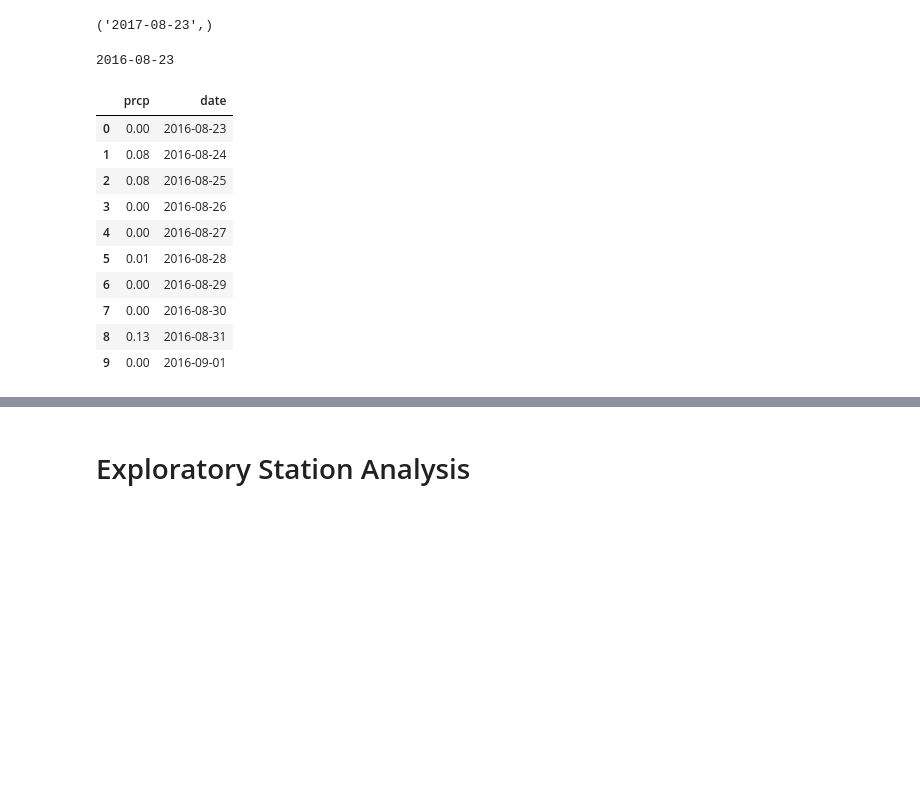
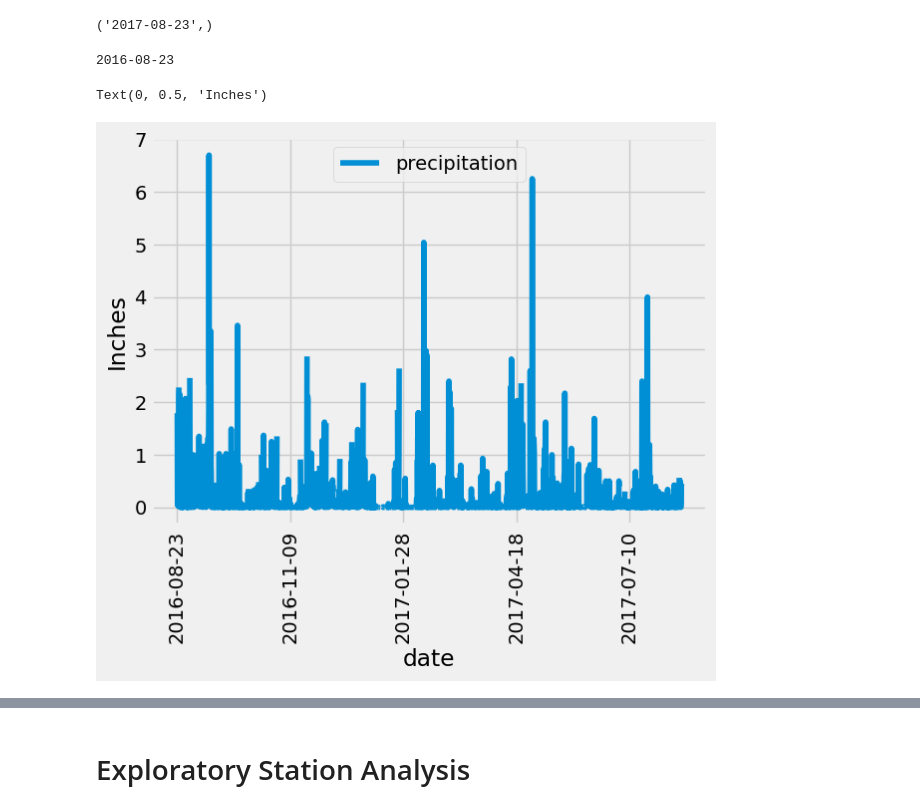
Before and after one commit to NaderMoA/sqlalchemy-challenge, a Jupyter notebook: SurfsUp/climate_starter.ipynb, the cells around one changed output, grey strips where cells are left out. Cells and saved outputs as stored; diff of their text form; code cells hidden in the pictures; blank space fills up the shorter version.

Commit message:
creating plot

```diff
--- a/SurfsUp/climate_starter.ipynb
+++ b/SurfsUp/climate_starter.ipynb
@@ -66,30 +66,25 @@ most_recent_date = dt.datetime.strptime(most_recent_date_str, "%Y-%m-%d").date()
 begining_date = most_recent_date - dt.timedelta(days=365)
 print(begining_date)
 
+
 # Perform a query to retrieve the data and precipitation scores
 precipitation_query = session.query(Measurement.prcp, Measurement.date)\
-.filter(Measurement.date >= begining_date).filter(Measurement.date <= most_recent_date).limit(10).all()
+.filter(Measurement.date >= begining_date).filter(Measurement.date <= most_recent_date).all()
 
 # Save the query results as a Pandas DataFrame. Explicitly set the column names
-precipitation_df = pd.DataFrame(precipitation_query)
+precipitation_df = pd.DataFrame(precipitation_query, columns=["precipitation","date"])
 
 
 # Sort the dataframe by date
 sorted_precipitation_df = precipitation_df.sort_values(by="date")
-sorted_precipitation_df
-# Use Pandas Plotting with Matplotlib to plot the data
 # %% [output]
 2016-08-23
-|  | prcp | date |
-| 0 | 0.00 | 2016-08-23 |
-| 1 | 0.08 | 2016-08-24 |
-| 2 | 0.08 | 2016-08-25 |
-| 3 | 0.00 | 2016-08-26 |
-| 4 | 0.00 | 2016-08-27 |
-| 5 | 0.01 | 2016-08-28 |
-| 6 | 0.00 | 2016-08-29 |
-| 7 | 0.00 | 2016-08-30 |
-| 8 | 0.13 | 2016-08-31 |
-| 9 | 0.00 | 2016-09-01 |
+# %%
+# Use Pandas Plotting with Matplotlib to plot the data
+sorted_precipitation_df.plot(x="date", y="precipitation", rot=90)
+plt.ylabel("Inches")
+# %% [output]
+Text(0, 0.5, 'Inches')
+[figure, added]
 # %%
 # Use Pandas to calculate the summary statistics for the precipitation data
```
Also changed, not shown: parts of 1 cell of this notebook.
